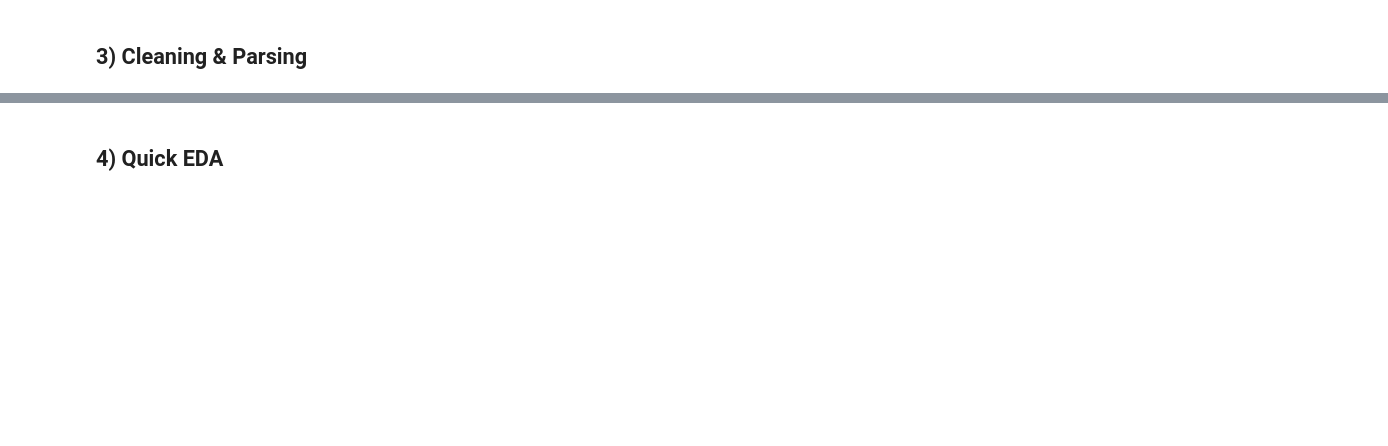
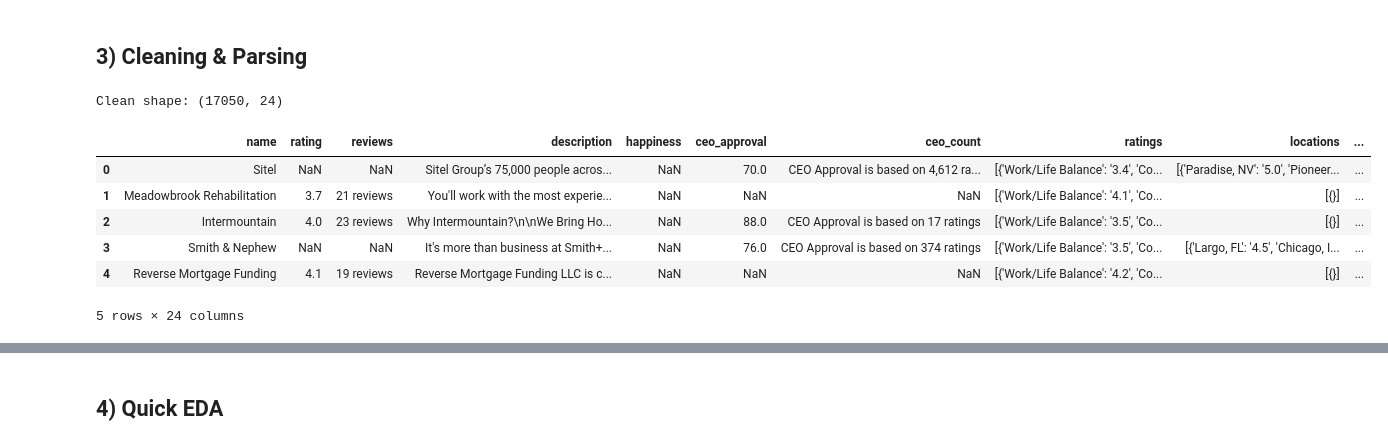
Before and after one commit to minikouda/pyramyd_ml, a Jupyter notebook: notebooks/AI_Product_Discovery_RAG_Structure.ipynb, the cells around one changed output, grey strips where cells are left out. Drawn from its saved outputs; the diff is of its cells as text; code cells hidden in the pictures; blank space fills up the shorter version.

```diff
--- a/notebooks/AI_Product_Discovery_RAG_Structure.ipynb
+++ b/notebooks/AI_Product_Discovery_RAG_Structure.ipynb
@@ -135,31 +207,40 @@ def parse_salary(x):
         return (nums[0], nums[0], nums[0])
     mn, mx = min(nums), max(nums)
     return (mn, mx, (mn+mx)/2)
 
 df = df_raw.copy()
 df.columns = [c.strip().lower() for c in df.columns]
 
 # Numeric columns (edit as needed)
 for c in ["rating", "happiness", "ceo_approval", "interview_difficulty", "interview_experience"]:
     if c in df.columns:
         df[c] = df[c].apply(to_float)
 
 # List-like columns (edit as needed)
 for c in ["roles", "locations", "ratings"]:
     if c in df.columns:
         df[c] = df[c].apply(parse_listish)
 
 # Salary parsing
 if "salary" in df.columns:
     parsed = df["salary"].apply(parse_salary)
     df["salary_min"] = [t[0] for t in parsed]
     df["salary_max"] = [t[1] for t in parsed]
     df["salary_median"] = [t[2] for t in parsed]
 
 # Build doc text
 text_cols = [c for c in ["description", "reviews"] if c in df.columns]
 df["doc_text"] = df[text_cols].fillna("").astype(str).agg("\n".join, axis=1).str.replace(r"\s+"," ", regex=True).str.strip()
 
 df_clean = df
 print("Clean shape:", df_clean.shape)
-display(df_clean.head(3))
+display(df_clean.head())
+# %% [output]
+Clean shape: (17050, 24)
+|  | name | rating | reviews | description | happiness | ceo_approval | ceo_count | ratings | locations | ... |
+| 0 | Sitel | NaN | NaN | Sitel Group’s 75,000 people acros... | NaN | 70.0 | CEO Approval is based on 4,612 ra... | [{'Work/Life Balance': '3.4', 'Co... | [{'Paradise, NV': '5.0', 'Pioneer... | ... |
+| 1 | Meadowbrook Rehabilitation | 3.7 | 21 reviews | You'll work with the most experie... | NaN | NaN | NaN | [{'Work/Life Balance': '4.1', 'Co... | [{}] | ... |
+| 2 | Intermountain | 4.0 | 23 reviews | Why Intermountain?\n\nWe Bring Ho... | NaN | 88.0 | CEO Approval is based on 17 ratings | [{'Work/Life Balance': '3.5', 'Co... | [{}] | ... |
+| 3 | Smith & Nephew | NaN | NaN | It's more than business at Smith+... | NaN | 76.0 | CEO Approval is based on 374 ratings | [{'Work/Life Balance': '3.5', 'Co... | [{'Largo, FL': '4.5', 'Chicago, I... | ... |
+| 4 | Reverse Mortgage Funding | 4.1 | 19 reviews | Reverse Mortgage Funding LLC is c... | NaN | NaN | NaN | [{'Work/Life Balance': '4.2', 'Co... | [{}] | ... |
+5 rows × 24 columns
```
Also changed, not shown: parts of 15 cells of this notebook, 1 other file.
